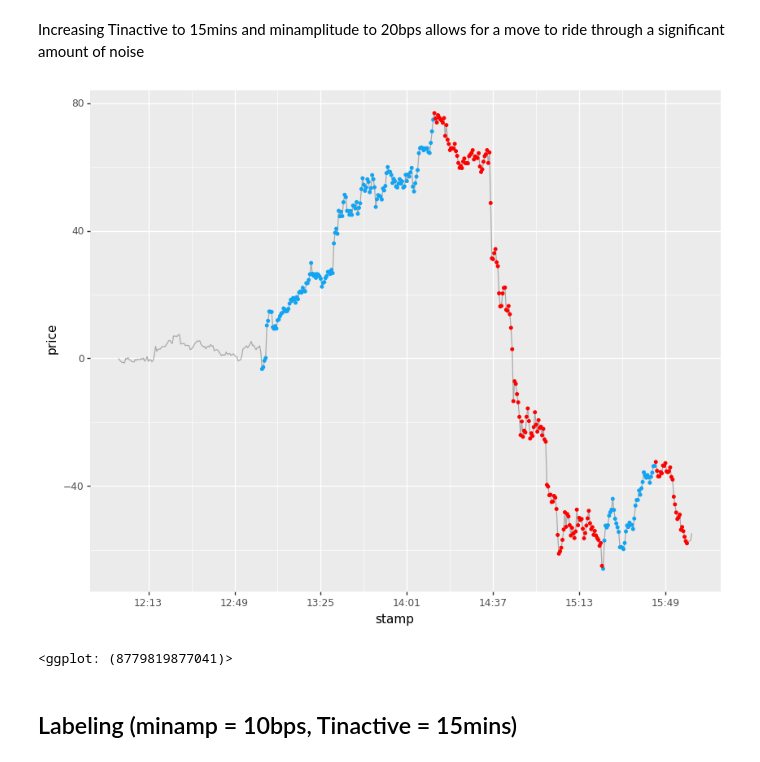
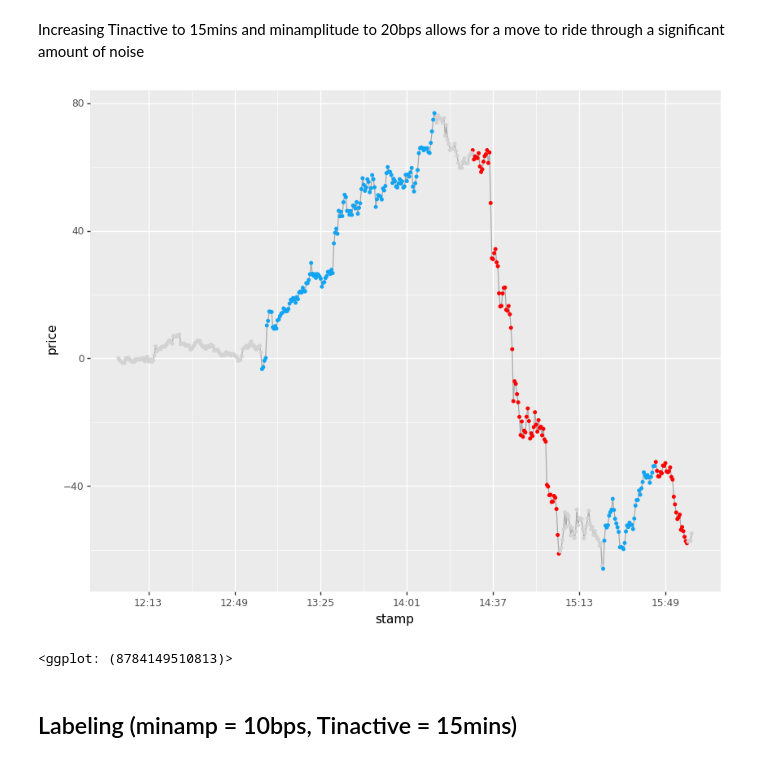
Before and after one commit to tr8dr/tseries-patterns, a Jupyter notebook: notebooks/Intraday Example (XAUUSD).ipynb, the cells around one changed output. Cells and saved outputs as stored; diff of their text form; code cells hidden in the pictures.

```diff
--- a/notebooks/Intraday Example (XAUUSD).ipynb
+++ b/notebooks/Intraday Example (XAUUSD).ipynb
@@ -43,12 +43,12 @@ labeler.plot()
 # %% [markdown]
 Increasing Tinactive to 15mins and minamplitude to 20bps allows for a move to ride through a significant amount of noise
 # %%
-labeler = AmplitudeBasedLabeler (minamp = 20, Tinactive = 90)
+labeler = AmplitudeBasedLabeler (minamp = 20, Tinactive = 30)
 labels = labeler.label (df)
 labeler.plot()
 # %% [output]
-[figure, old version]
+[figure, new version]
-<ggplot: (8779819877041)>
+<ggplot: (8784149510813)>
 # %% [markdown]
 ## Labeling (minamp = 10bps, Tinactive = 15mins)
 # %%
```
Also changed, not shown: parts of 3 cells of this notebook, 10 other files.
